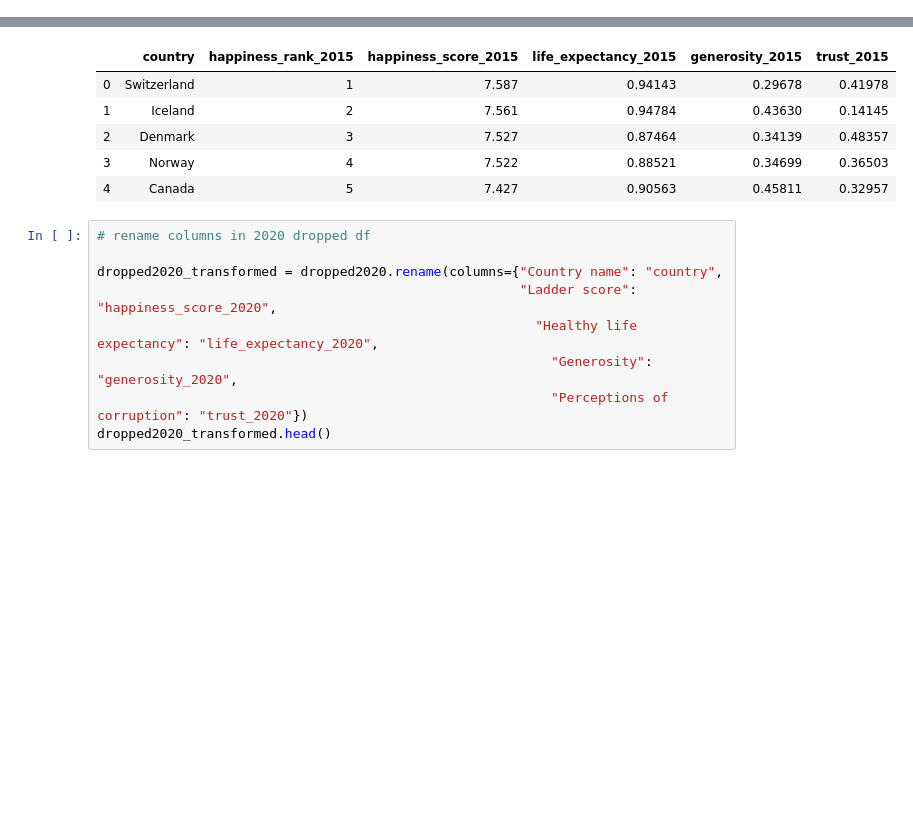
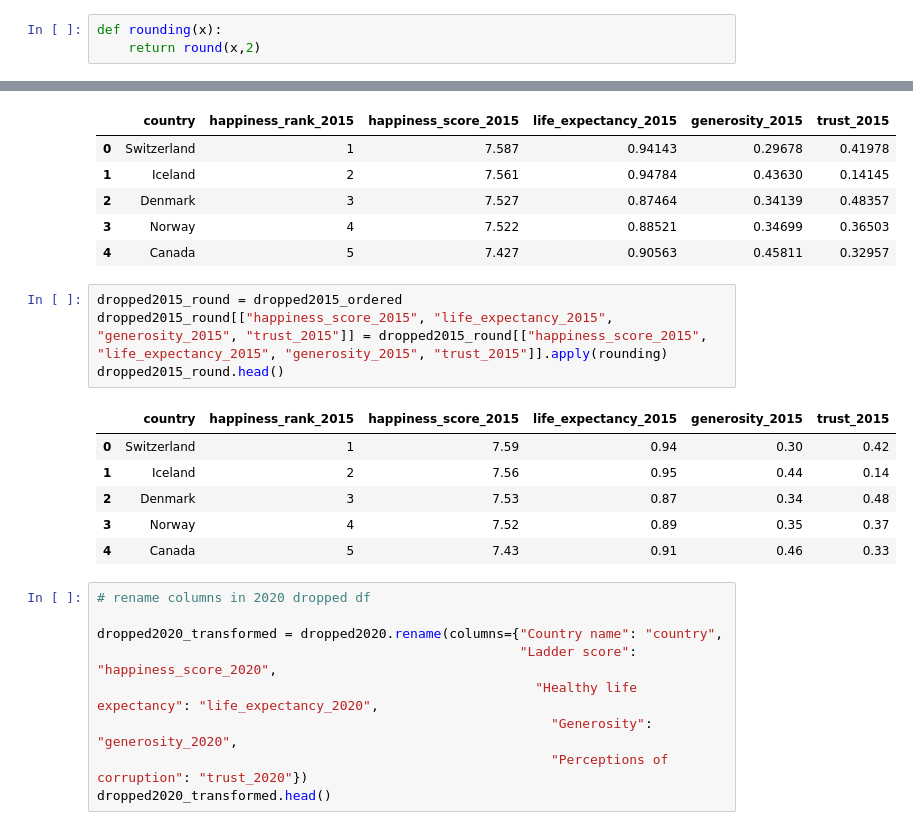
Before and after one commit to dr-harmony/ETL-Project, a Jupyter notebook: world_happiness.ipynb, the cells around one changed output, grey strips where cells are left out. Drawn from its saved outputs; the diff is of its cells as text; blank space fills up the shorter version.

Commit message:
added rounding function

```diff
--- a/world_happiness.ipynb
+++ b/world_happiness.ipynb
@@ -33,6 +33,9 @@ df2020.head()
 df2015.columns
 # %% [output]
 Index(['Country', 'Region', 'Happiness Rank', 'Happiness Score', 'Standard Error', 'Economy (GDP per Capita)', 'Family', 'Health (Life Expectancy)', 'Freedom', 'Trust (Government Corruption)', 'Genero ...
+# %%
+def rounding(x):
+    return round(x,2)
 # %%
 # drop unwanted columns from 2015 df
 
@@ -91,6 +94,17 @@ dropped2015_ordered.head()
 | 2 | Denmark | 3 | 7.527 | 0.87464 | 0.34139 | 0.48357 |
 | 3 | Norway | 4 | 7.522 | 0.88521 | 0.34699 | 0.36503 |
 | 4 | Canada | 5 | 7.427 | 0.90563 | 0.45811 | 0.32957 |
+# %%
+dropped2015_round = dropped2015_ordered
+dropped2015_round[["happiness_score_2015", "life_expectancy_2015", "generosity_2015", "trust_2015"]] = dropped2015_round[["happiness_score_2015", "life_expectancy_2015", "generosity_2015", "trust_2015"]].apply(rounding)
+dropped2015_round.head()
+# %% [output]
+|  | country | happiness_rank_2015 | happiness_score_2015 | life_expectancy_2015 | generosity_2015 | trust_2015 |
+| 0 | Switzerland | 1 | 7.59 | 0.94 | 0.30 | 0.42 |
+| 1 | Iceland | 2 | 7.56 | 0.95 | 0.44 | 0.14 |
+| 2 | Denmark | 3 | 7.53 | 0.87 | 0.34 | 0.48 |
+| 3 | Norway | 4 | 7.52 | 0.89 | 0.35 | 0.37 |
+| 4 | Canada | 5 | 7.43 | 0.91 | 0.46 | 0.33 |
 # %%
 # rename columns in 2020 dropped df
 
```
Also changed, not shown: parts of 2 cells of this notebook.
